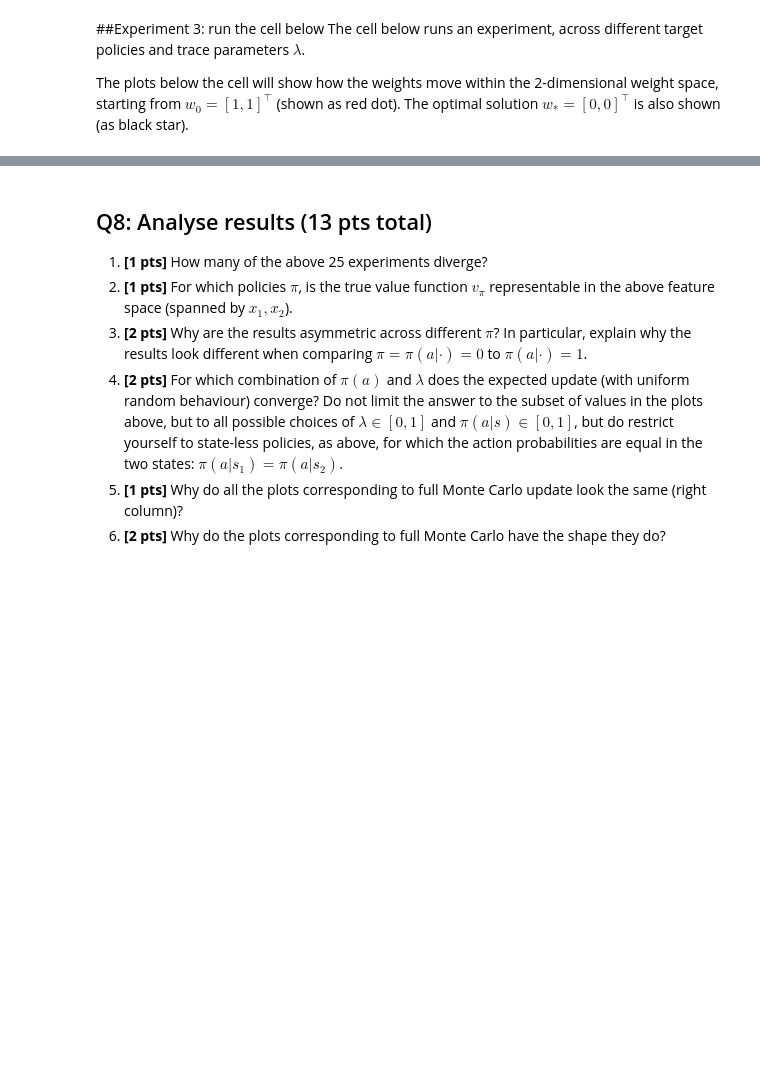
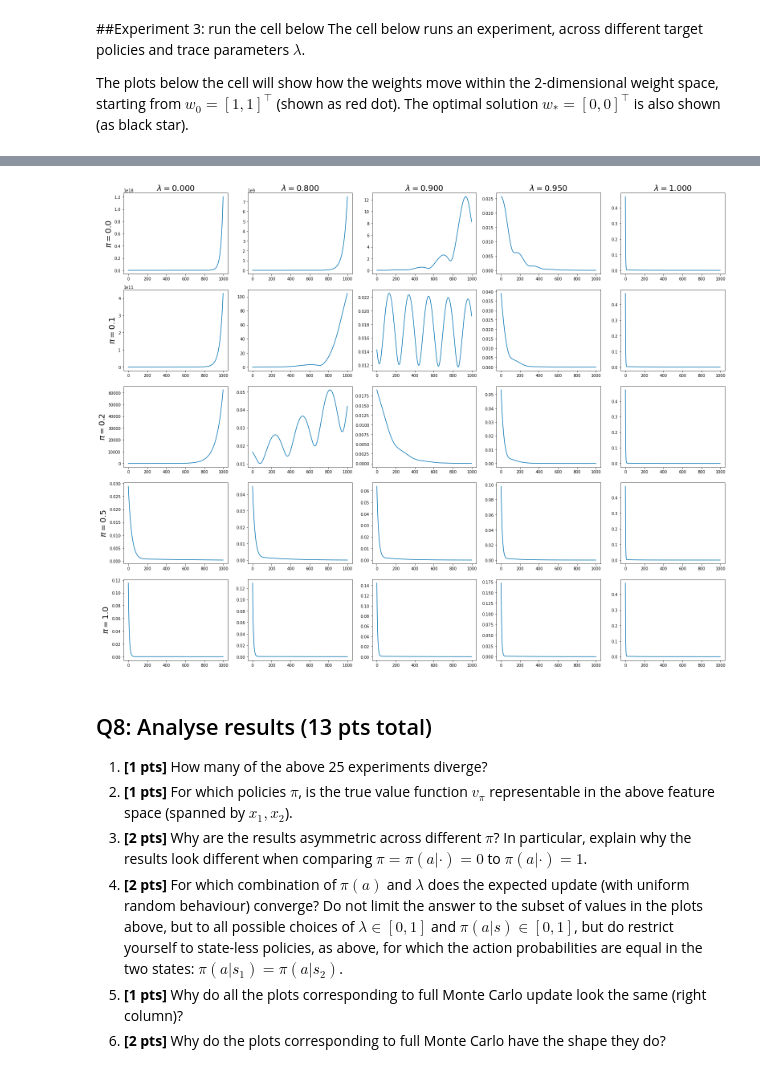
Before and after one commit to ak47na/RL_cwk, a Jupyter notebook: UCL_RL_assignment_2023_part_II.ipynb, the cells around one changed output, grey strips where cells are left out. Cells and saved outputs as stored; diff of their text form; code cells hidden in the pictures; blank space fills up the shorter version.

```diff
--- a/UCL_RL_assignment_2023_part_II.ipynb
+++ b/UCL_RL_assignment_2023_part_II.ipynb
@@ -490,3 +528,16 @@ for r, pi in enumerate(pis):
+# %%
+fig, axes = plt.subplots(nrows=len(pis), ncols=len(lambdas), figsize=(22, 17))
+for r, pi in enumerate(pis):
+  for c, l in enumerate(lambdas):
+    title = '$\\lambda={:1.3f}$'.format(l) if r == 0 else None
+    ylabel = '$\\pi={:1.1f}$'.format(pi) if c == 0 else None
+    axes[r, c].plot(range(n_steps-1), w_dist_all_algs[r, c])
+    axes[r, c].set_title(title, fontsize=20)
+    axes[r, c].set_ylabel(ylabel=ylabel, fontsize=20)
+plt.tight_layout()
+plt.show()
+# %% [output]
+[figure, added]
 # %% [markdown]
 ## Q8: Analyse results (13 pts total)
 1. **[1 pts]** How many of the above 25 experiments diverge?
```
Also changed, not shown: parts of 6 cells of this notebook.
